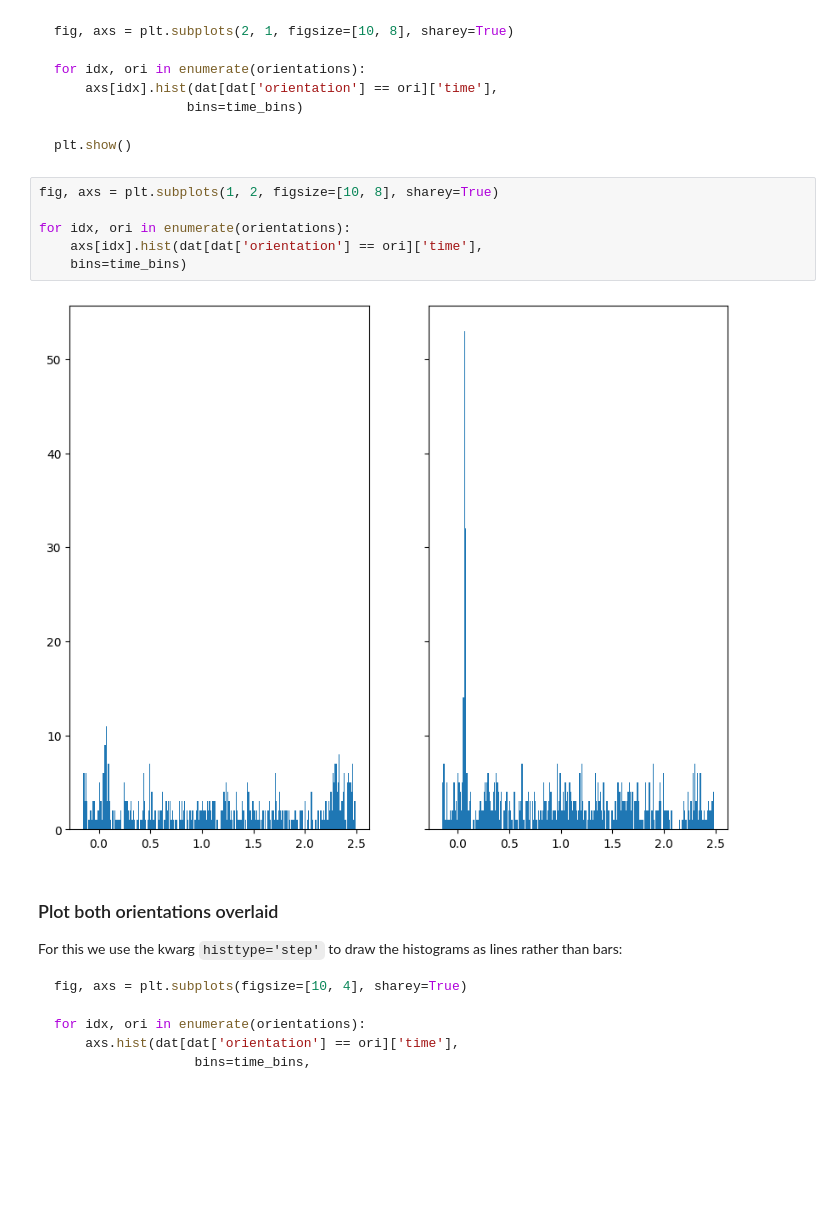
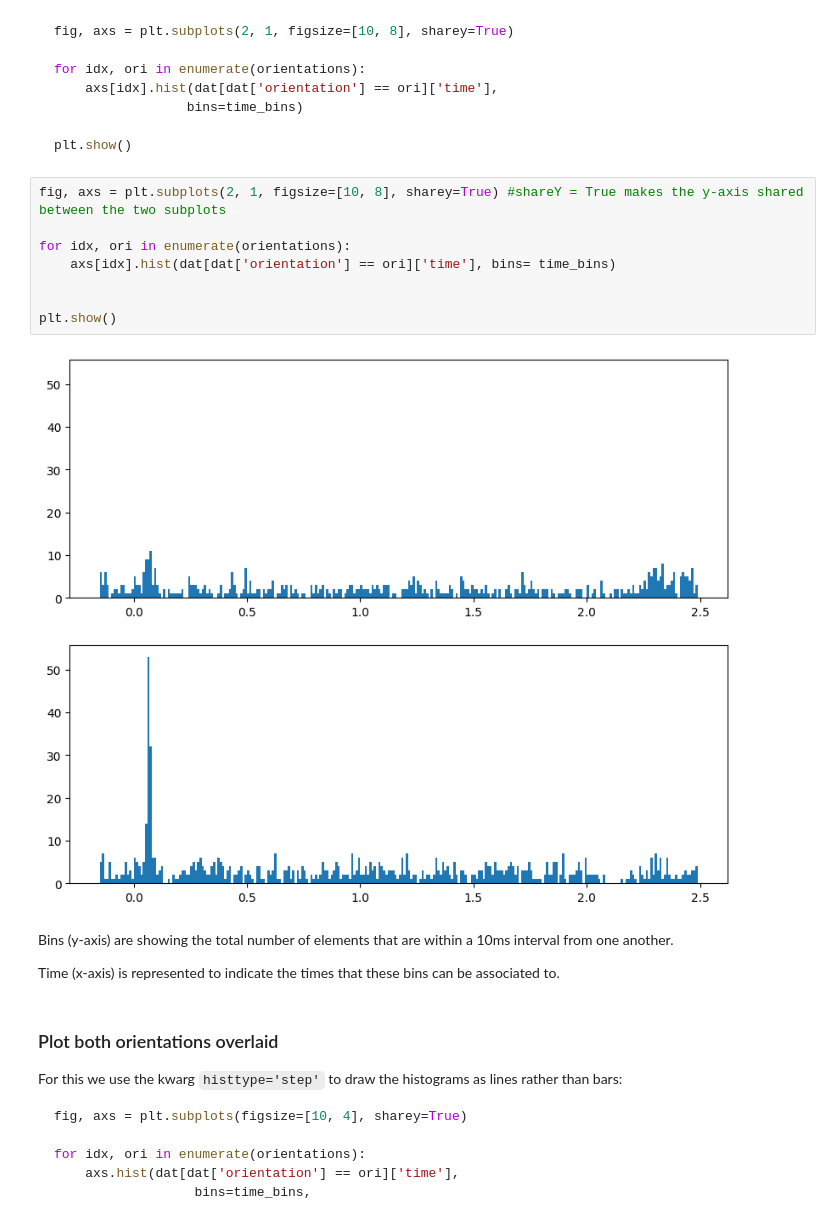
Before and after one commit to dm748329/Single-Unit-Data, a Jupyter notebook: 4 - pandas_multielec.ipynb, the cells around one changed output. Cells and saved outputs as stored; diff of their text form; blank space fills up the shorter version.

```diff
--- a/4 - pandas_multielec.ipynb
+++ b/4 - pandas_multielec.ipynb
@@ -167,13 +182,19 @@ for idx, ori in enumerate(orientations):
 plt.show()
 ~~~
 # %%
-fig, axs = plt.subplots(1, 2, figsize=[10, 8], sharey=True)
+fig, axs = plt.subplots(2, 1, figsize=[10, 8], sharey=True) #shareY = True makes the y-axis shared between the two subplots
 
 for idx, ori in enumerate(orientations):
-    axs[idx].hist(dat[dat['orientation'] == ori]['time'],
-    bins=time_bins)
+    axs[idx].hist(dat[dat['orientation'] == ori]['time'], bins= time_bins)
+
+
+plt.show()
 # %% [output]
-[figure, old version]
+[figure, new version]
+# %% [markdown]
+Bins (y-axis) are showing the total number of elements that are within a 10ms interval from one another.
+
+Time (x-axis) is represented to indicate the times that these bins can be associated to.
 # %% [markdown]
 ### Plot both orientations overlaid
 
```
Also changed, not shown: parts of 14 cells of this notebook.
